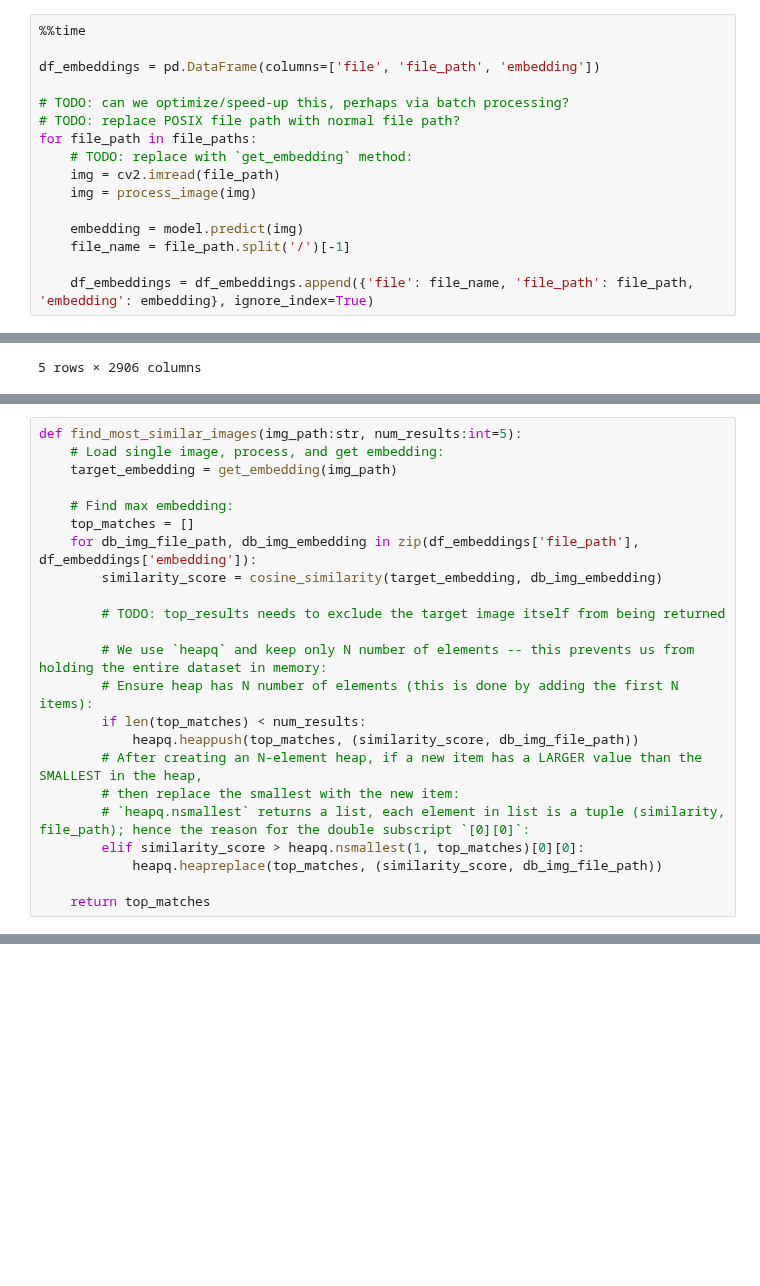
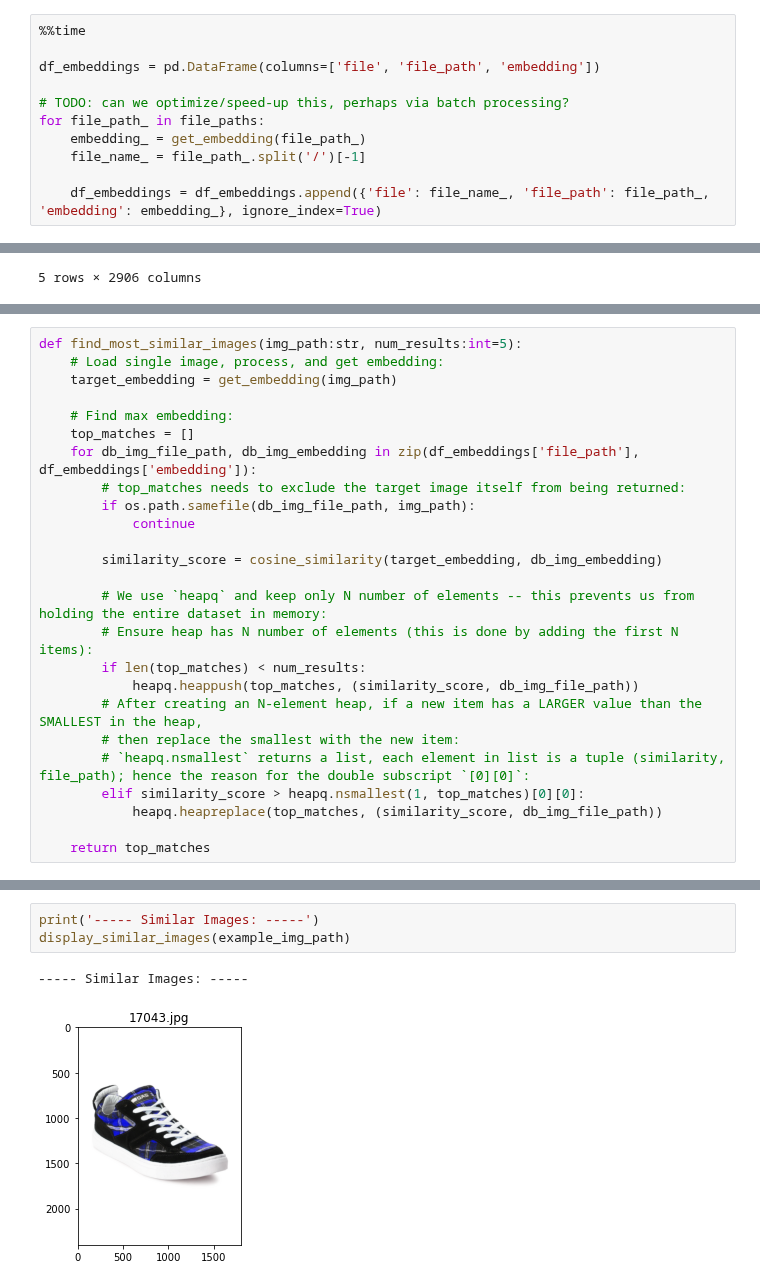
Before and after one commit to Deesus/product-similarity, a Jupyter notebook: notebooks/product_image_similarity.ipynb, the cells around one changed output, grey strips where cells are left out. Cells and saved outputs as stored; diff of their text form; blank space fills up the shorter version.

```diff
--- a/notebooks/product_image_similarity.ipynb
+++ b/notebooks/product_image_similarity.ipynb
@@ -165,16 +167,11 @@ def get_embedding(file_path:str):
 df_embeddings = pd.DataFrame(columns=['file', 'file_path', 'embedding'])
 
 # TODO: can we optimize/speed-up this, perhaps via batch processing?
-# TODO: replace POSIX file path with normal file path?
-for file_path in file_paths:
-    # TODO: replace with `get_embedding` method:
-    img = cv2.imread(file_path)
-    img = process_image(img)
+for file_path_ in file_paths:
+    embedding_ = get_embedding(file_path_)
+    file_name_ = file_path_.split('/')[-1]
 
-    embedding = model.predict(img)
-    file_name = file_path.split('/')[-1]
-
-    df_embeddings = df_embeddings.append({'file': file_name, 'file_path': file_path, 'embedding': embedding}, ignore_index=True)
+    df_embeddings = df_embeddings.append({'file': file_name_, 'file_path': file_path_, 'embedding': embedding_}, ignore_index=True)
 # %% [output]
 CPU times: user 27min 9s, sys: 21.8 s, total: 27min 31s
 Wall time: 7min 57s
@@ -226,9 +225,11 @@ def find_most_similar_images(img_path:str, num_results:int=5):
     # Find max embedding:
     top_matches = []
     for db_img_file_path, db_img_embedding in zip(df_embeddings['file_path'], df_embeddings['embedding']):
+        # top_matches needs to exclude the target image itself from being returned:
+        if os.path.samefile(db_img_file_path, img_path):
+            continue
+
         similarity_score = cosine_similarity(target_embedding, db_img_embedding)
-
-        # TODO: top_results needs to exclude the target image itself from being returned
 
         # We use `heapq` and keep only N number of elements -- this prevents us from holding the entire dataset in memory:
         # Ensure heap has N number of elements (this is done by adding the first N items):
@@ -261,0 +264,6 @@ display_similar_images('../data/e-commerce-product-images/Footwear/Men/Images/im
+# %%
+print('----- Similar Images: -----')
+display_similar_images(example_img_path)
+# %% [output]
+----- Similar Images: -----
+[figure, added]
```
Also changed, not shown: parts of 8 cells of this notebook, 1 other file.
